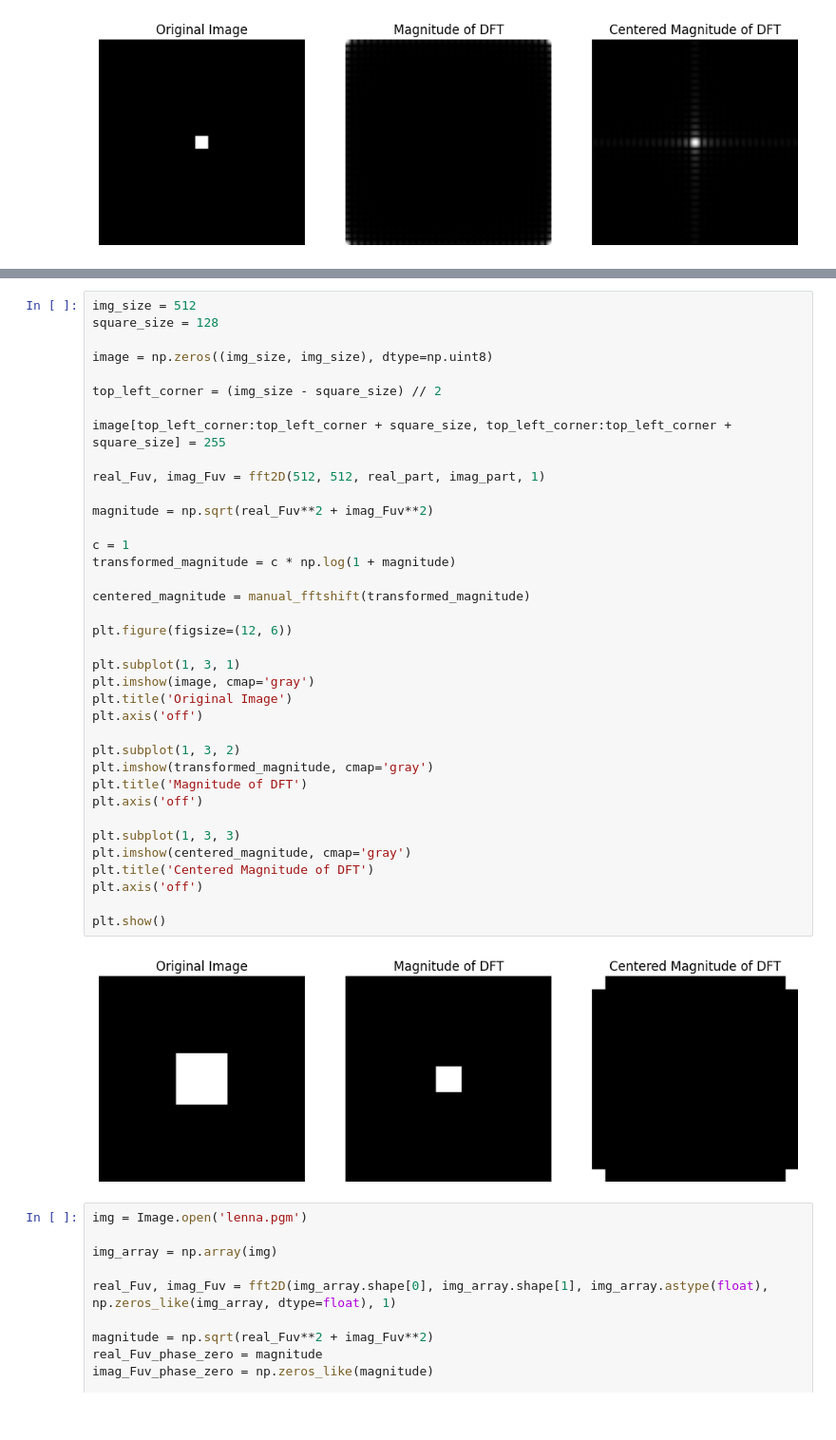
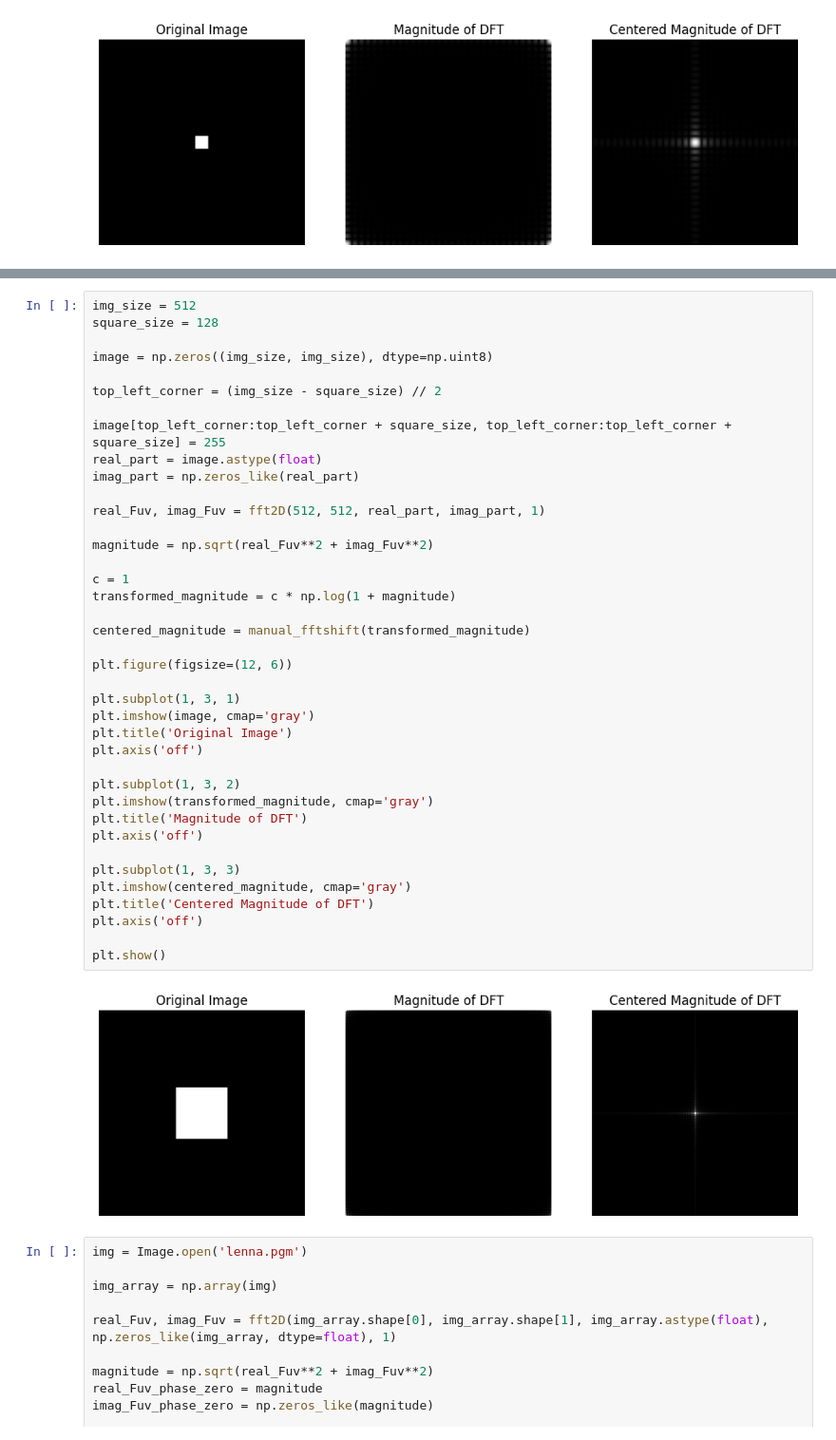
Before and after one commit to charalampidi-gabriella/cs474-pa3, a Jupyter notebook: fft.ipynb, the cells around one changed output, grey strips where cells are left out. Shown at 95% size. Cells and saved outputs as stored; diff of their text form.

```diff
--- a/fft.ipynb
+++ b/fft.ipynb
@@ -319,36 +313,38 @@ image = np.zeros((img_size, img_size), dtype=np.uint8)
 top_left_corner = (img_size - square_size) // 2
 
 image[top_left_corner:top_left_corner + square_size, top_left_corner:top_left_corner + square_size] = 255
+real_part = image.astype(float)
+imag_part = np.zeros_like(real_part)
 
 real_Fuv, imag_Fuv = fft2D(512, 512, real_part, imag_part, 1)
 
 magnitude = np.sqrt(real_Fuv**2 + imag_Fuv**2)
 
 c = 1
 transformed_magnitude = c * np.log(1 + magnitude)
 
 centered_magnitude = manual_fftshift(transformed_magnitude)
 
 plt.figure(figsize=(12, 6))
 
 plt.subplot(1, 3, 1)
 plt.imshow(image, cmap='gray')
 plt.title('Original Image')
 plt.axis('off')
 
 plt.subplot(1, 3, 2)
 plt.imshow(transformed_magnitude, cmap='gray')
 plt.title('Magnitude of DFT')
 plt.axis('off')
 
 plt.subplot(1, 3, 3)
 plt.imshow(centered_magnitude, cmap='gray')
 plt.title('Centered Magnitude of DFT')
 plt.axis('off')
 
 plt.show()
 # %% [output]
-[figure, old version]
+[figure, new version]
 # %%
 img = Image.open('lenna.pgm')
 
```
Also changed, not shown: parts of 1 cell of this notebook.
